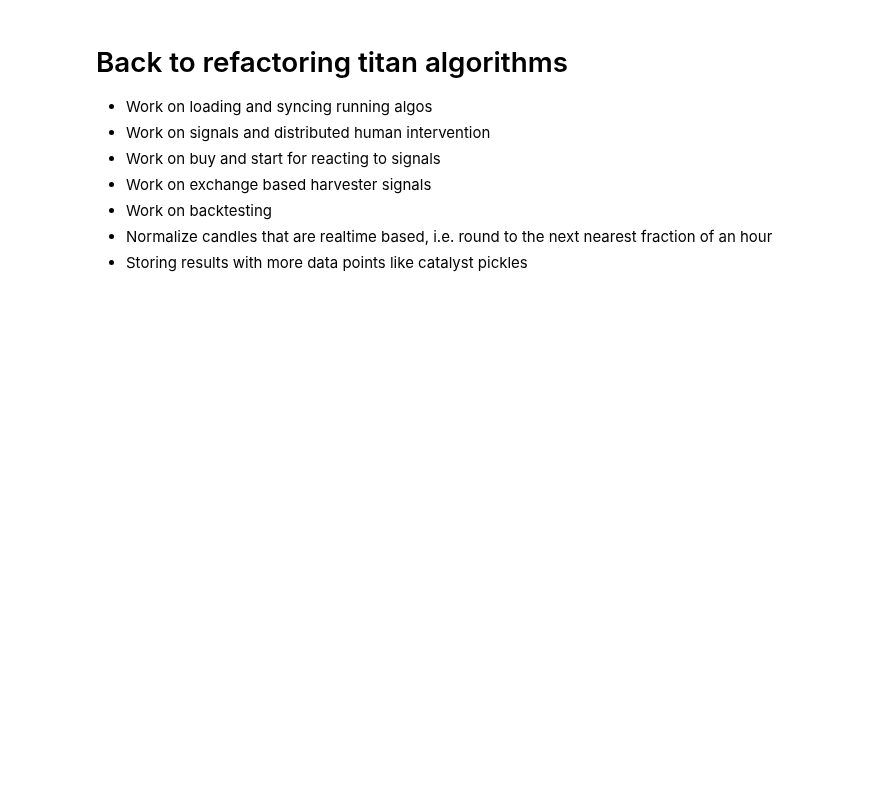
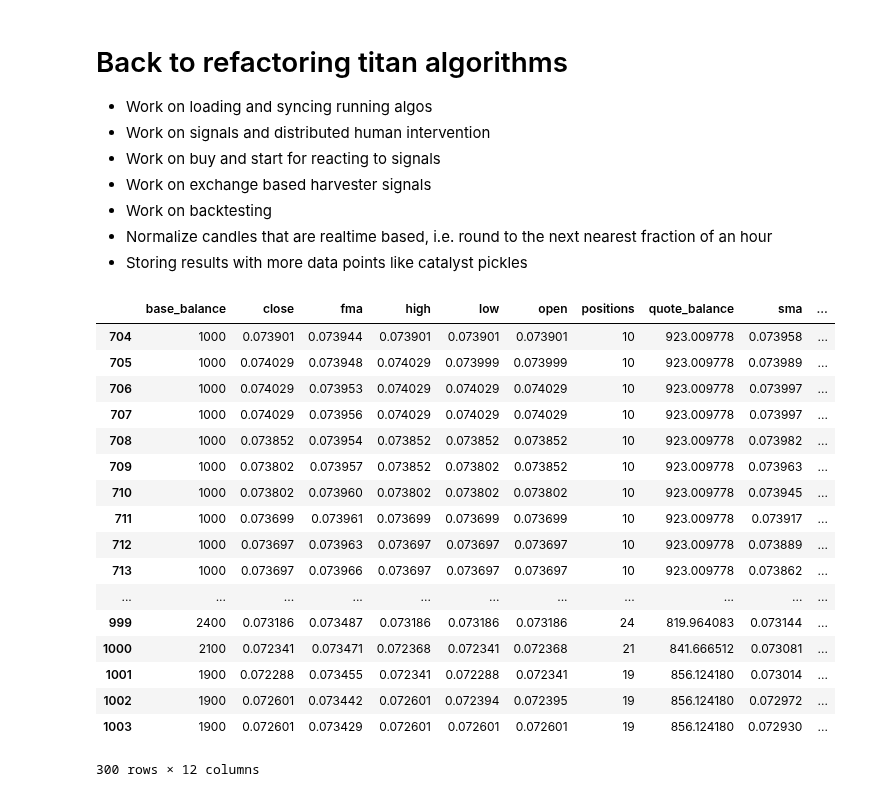
Before and after one commit to eristoddle/KryptoBot, a Jupyter notebook: notebooks/t2_strategies.ipynb, the cells around one changed output. Drawn from its saved outputs; the diff is of its cells as text; code cells hidden in the pictures; blank space fills up the shorter version.

Commit message:
view results

```diff
--- a/notebooks/t2_strategies.ipynb
+++ b/notebooks/t2_strategies.ipynb
@@ -45,3 +45,32 @@ params = {
 }
 
 manager.run_strategy(params)
+# %%
+from os import getcwd
+from kryptobot.portfolio.manager import Manager
+
+config = getcwd() + '/config.json'
+manager = Manager(config=config)
+
+results = manager.get_results('bad395f8-976a-4b7a-be9d-c152fce2e705')
+# results.head(300)
+results.tail(300)
+# %% [output]
+|  | base_balance | close | fma | high | low | open | positions | quote_balance | sma | ... |
+| 704 | 1000 | 0.073901 | 0.073944 | 0.073901 | 0.073901 | 0.073901 | 10 | 923.009778 | 0.073958 | ... |
+| 705 | 1000 | 0.074029 | 0.073948 | 0.074029 | 0.073999 | 0.073999 | 10 | 923.009778 | 0.073989 | ... |
+| 706 | 1000 | 0.074029 | 0.073953 | 0.074029 | 0.074029 | 0.074029 | 10 | 923.009778 | 0.073997 | ... |
+| 707 | 1000 | 0.074029 | 0.073956 | 0.074029 | 0.074029 | 0.074029 | 10 | 923.009778 | 0.073997 | ... |
+| 708 | 1000 | 0.073852 | 0.073954 | 0.073852 | 0.073852 | 0.073852 | 10 | 923.009778 | 0.073982 | ... |
+| 709 | 1000 | 0.073802 | 0.073957 | 0.073852 | 0.073802 | 0.073852 | 10 | 923.009778 | 0.073963 | ... |
+| 710 | 1000 | 0.073802 | 0.073960 | 0.073802 | 0.073802 | 0.073802 | 10 | 923.009778 | 0.073945 | ... |
+| 711 | 1000 | 0.073699 | 0.073961 | 0.073699 | 0.073699 | 0.073699 | 10 | 923.009778 | 0.073917 | ... |
+| 712 | 1000 | 0.073697 | 0.073963 | 0.073697 | 0.073697 | 0.073697 | 10 | 923.009778 | 0.073889 | ... |
+| 713 | 1000 | 0.073697 | 0.073966 | 0.073697 | 0.073697 | 0.073697 | 10 | 923.009778 | 0.073862 | ... |
+| ... | ... | ... | ... | ... | ... | ... | ... | ... | ... | ... |
+| 999 | 2400 | 0.073186 | 0.073487 | 0.073186 | 0.073186 | 0.073186 | 24 | 819.964083 | 0.073144 | ... |
+| 1000 | 2100 | 0.072341 | 0.073471 | 0.072368 | 0.072341 | 0.072368 | 21 | 841.666512 | 0.073081 | ... |
+| 1001 | 1900 | 0.072288 | 0.073455 | 0.072341 | 0.072288 | 0.072341 | 19 | 856.124180 | 0.073014 | ... |
+| 1002 | 1900 | 0.072601 | 0.073442 | 0.072601 | 0.072394 | 0.072395 | 19 | 856.124180 | 0.072972 | ... |
+| 1003 | 1900 | 0.072601 | 0.073429 | 0.072601 | 0.072601 | 0.072601 | 19 | 856.124180 | 0.072930 | ... |
+300 rows × 12 columns
```
Also changed, not shown: 1 other file.
